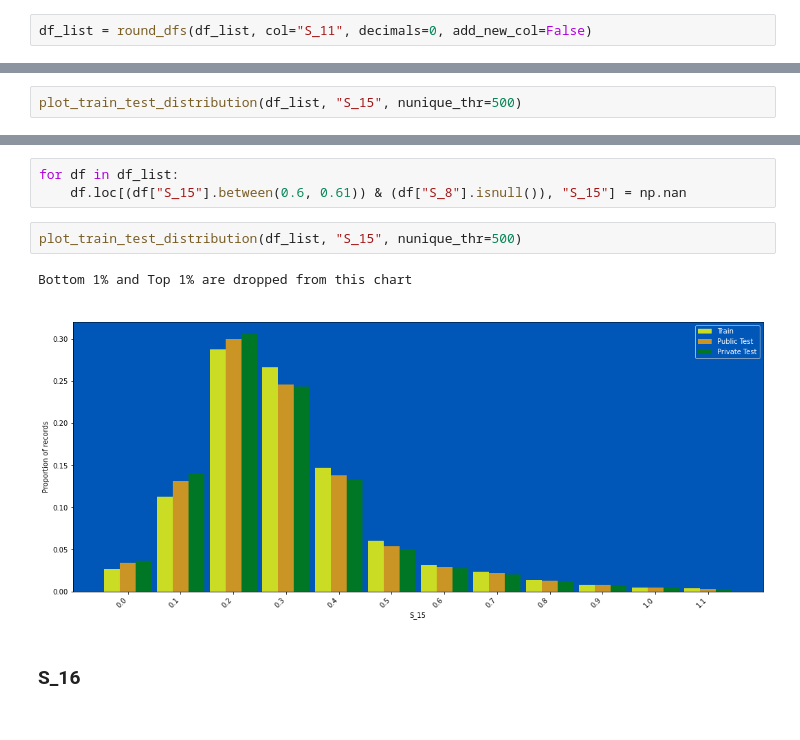
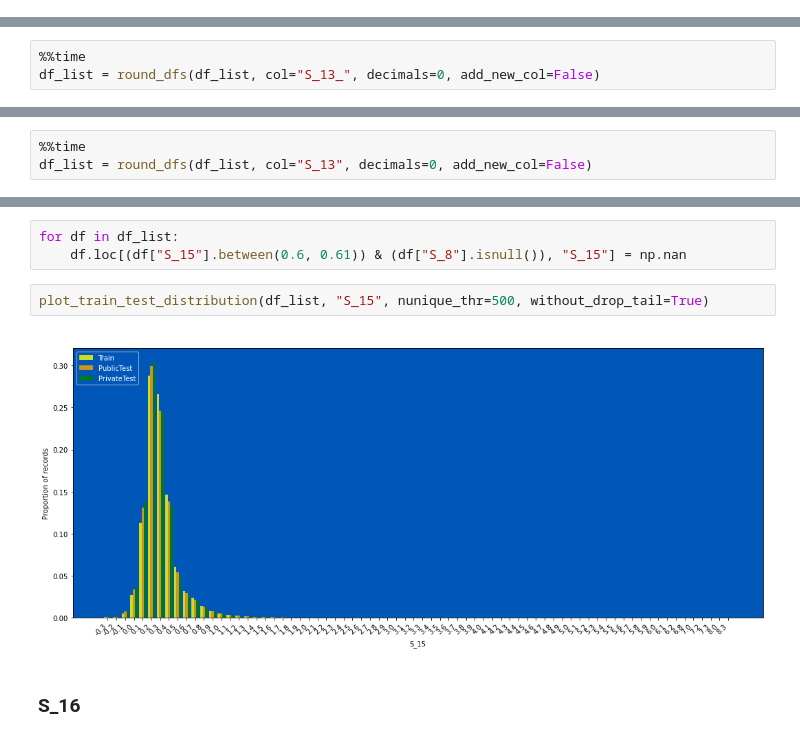
Before and after one commit to waikey-lee/kaggle-amex, a Jupyter notebook: notebooks/1a.clean_spend_payment.ipynb, the cells around one changed output, grey strips where cells are left out. Saved outputs shown, nothing was run; the diff lists cells and outputs as text.

Commit message:
Updated spend & payment eda + cleaning notebook (with special rounding checking)

```diff
--- a/notebooks/1a.clean_spend_payment.ipynb
+++ b/notebooks/1a.clean_spend_payment.ipynb
@@ -540,2 +442,0 @@ for df in df_list:
-# %%
-df_list = round_dfs(df_list, col="S_11", decimals=0, add_new_col=False)
@@ -643,0 +526,3 @@ Bottom 1% and Top 1% are dropped from this chart
+# %%
+%%time
+df_list = round_dfs(df_list, col="S_13_", decimals=0, add_new_col=False)
@@ -643,0 +541,3 @@ Bottom 1% and Top 1% are dropped from this chart
+# %%
+%%time
+df_list = round_dfs(df_list, col="S_13", decimals=0, add_new_col=False)
@@ -752,2 +658,0 @@ Bottom 1% and Top 1% are dropped from this chart
-# %%
-plot_train_test_distribution(df_list, "S_15", nunique_thr=500)
@@ -758,10 +660,9 @@ Bottom 1% and Top 1% are dropped from this chart
 for df in df_list:
     df.loc[(df["S_15"].between(0.6, 0.61)) & (df["S_8"].isnull()), "S_15"] = np.nan
 # %%
-plot_train_test_distribution(df_list, "S_15", nunique_thr=500)
+plot_train_test_distribution(df_list, "S_15", nunique_thr=500, without_drop_tail=True)
 # %% [output]
-Bottom 1% and Top 1% are dropped from this chart
-[figure, old version]
+[figure, new version]
 # %% [markdown]
 ### S_16
 # %%
```
Also changed, not shown: parts of 120 cells of this notebook.
